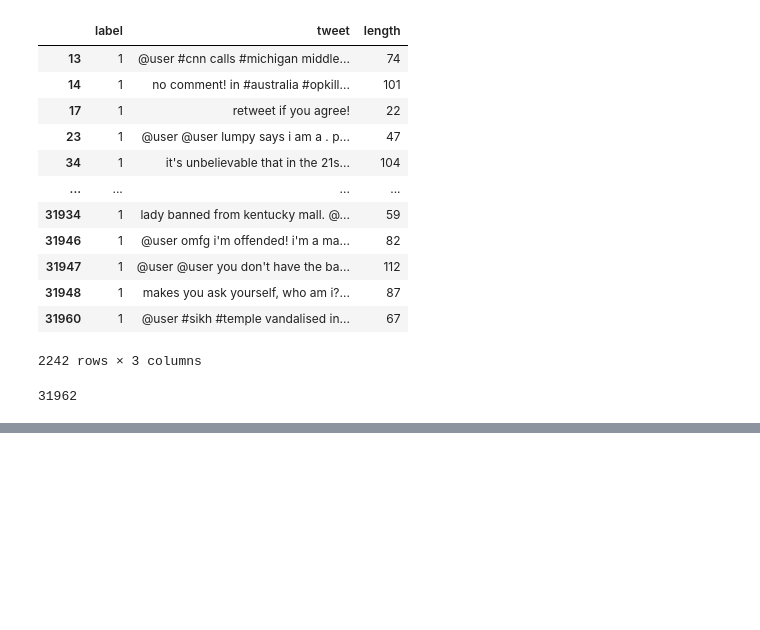
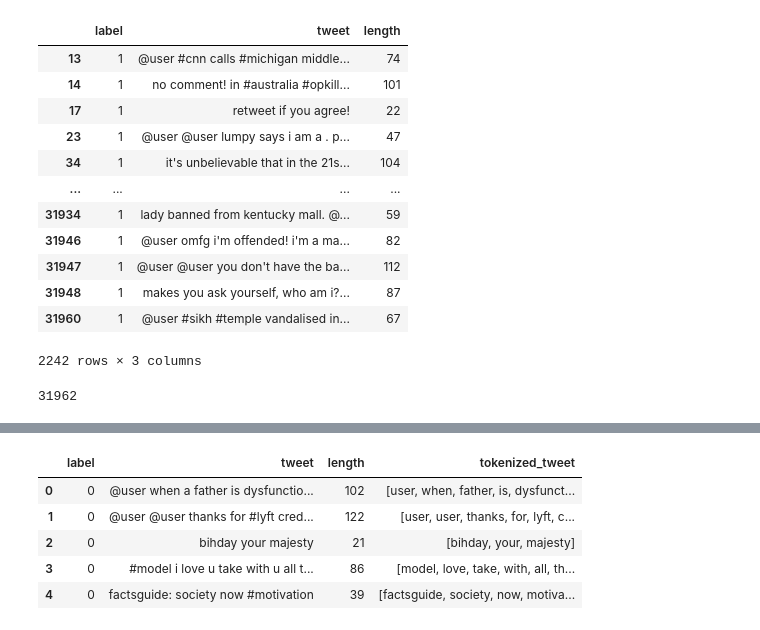
Before and after one commit to dymasius12/Python_NLP_TwitterSentiment, a Jupyter notebook: Untitled.ipynb, the cells around one changed output, grey strips where cells are left out. Drawn from its saved outputs; the diff is of its cells as text; code cells hidden in the pictures; blank space fills up the shorter version.

```diff
--- a/Untitled.ipynb
+++ b/Untitled.ipynb
@@ -268,0 +275,8 @@ wordcloud(data, 'label', 'tweet', 1)
+# %%
+#standardize case
+def lowercase_text(text):
+    """This function converts characters to lowercase"""
+    return text.lower()
+
+data['tweet'] = data['tweet'].apply(lowercase_text)
+data.head()
@@ -268,0 +290,16 @@ wordcloud(data, 'label', 'tweet', 1)
+# %%
+#tokenize text
+from nltk.tokenize import RegexpTokenizer
+def tokenize_text(text):
+    basic_token_pattern = r"(?u)\b\w\w+\b"
+    tokenizer = RegexpTokenizer(basic_token_pattern)
+    return tokenizer.tokenize(text)
+data['tokenized_tweet'] = data['tweet'].apply(tokenize_text)
+data.head()
+# %% [output]
+|  | label | tweet | length | tokenized_tweet |
+| 0 | 0 | @user when a father is dysfunctio... | 102 | [user, when, father, is, dysfunct... |
+| 1 | 0 | @user @user thanks for #lyft cred... | 122 | [user, user, thanks, for, lyft, c... |
+| 2 | 0 | bihday your majesty | 21 | [bihday, your, majesty] |
+| 3 | 0 | #model i love u take with u all t... | 86 | [model, love, take, with, all, th... |
+| 4 | 0 | factsguide: society now #motivation | 39 | [factsguide, society, now, motiva... |
```
Also changed, not shown: parts of 11 cells of this notebook.
